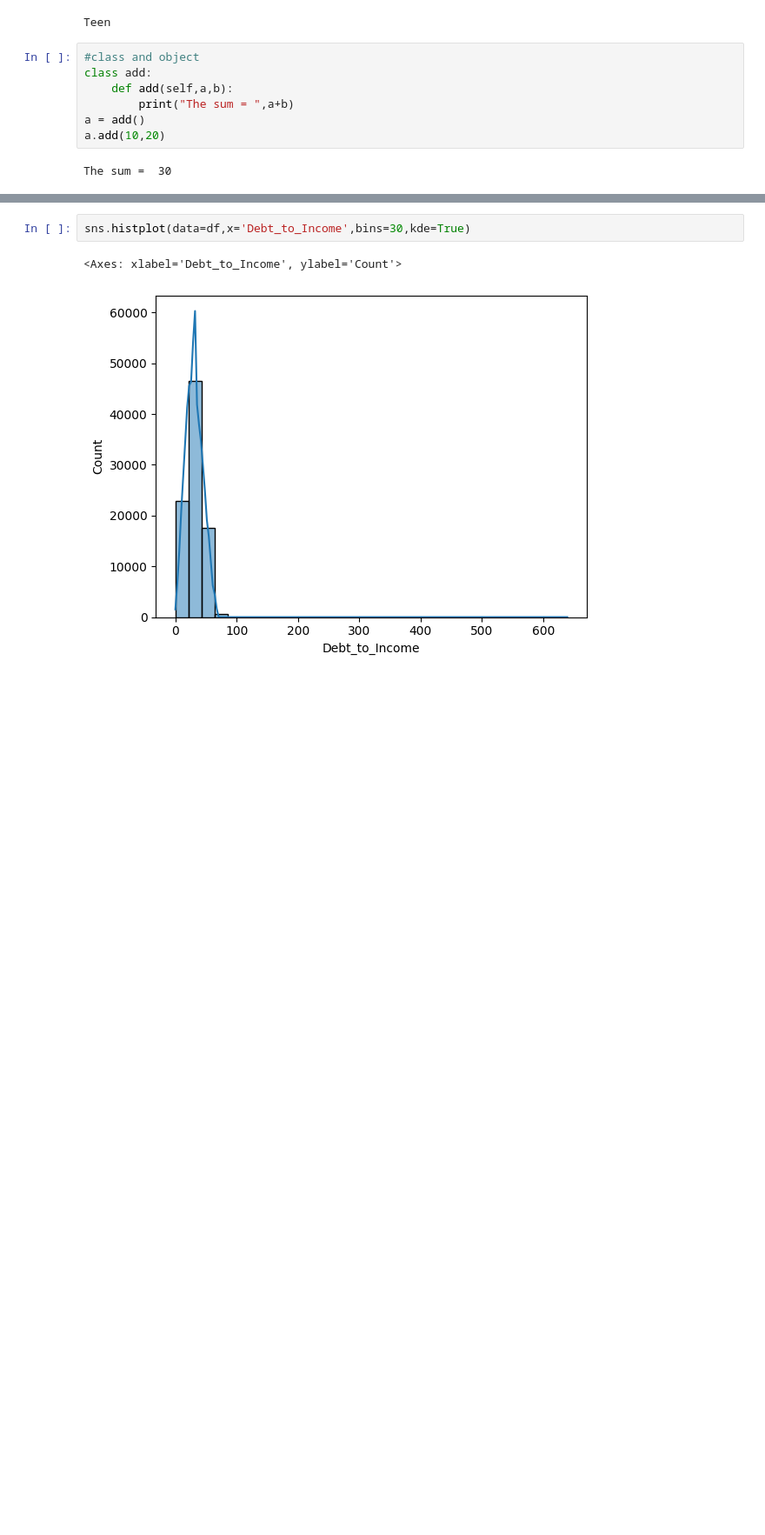
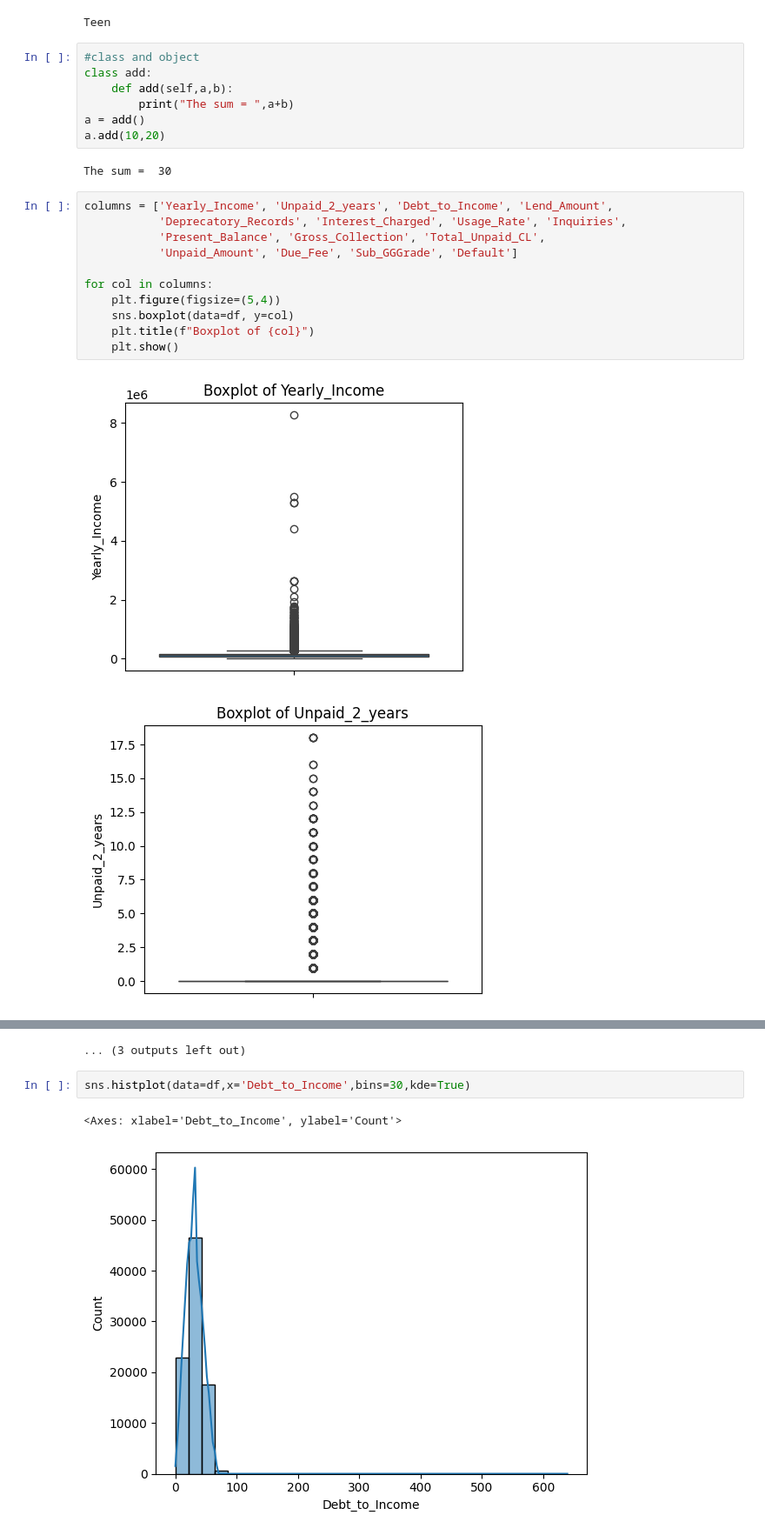
Before and after one commit to pokharel-aayush/data_science, a Jupyter notebook: Data_Train.ipynb, the cells around one changed output, grey strips where cells are left out. Shown at 87% size. Drawn from its saved outputs; the diff is of its cells as text; blank space fills up the shorter version.

```diff
--- a/Data_Train.ipynb
+++ b/Data_Train.ipynb
@@ -400,3 +389,17 @@ a = add()
 a.add(10,20)
 # %% [output]
 The sum =  30
+# %%
+columns = ['Yearly_Income', 'Unpaid_2_years', 'Debt_to_Income', 'Lend_Amount',
+           'Deprecatory_Records', 'Interest_Charged', 'Usage_Rate', 'Inquiries',
+           'Present_Balance', 'Gross_Collection', 'Total_Unpaid_CL',
+           'Unpaid_Amount', 'Due_Fee', 'Sub_GGGrade', 'Default']
+
+for col in columns:
+    plt.figure(figsize=(5,4))
+    sns.boxplot(data=df, y=col)
+    plt.title(f"Boxplot of {col}")
+    plt.show()
+# %% [output]
+[figure]
+[figure, new version]
@@ -403,3 +416,4 @@ The sum =  30
+... (3 outputs left out)
 # %%
 sns.histplot(data=df,x='Debt_to_Income',bins=30,kde=True)
 # %% [output]
```
Also changed, not shown: parts of 41 cells of this notebook.
